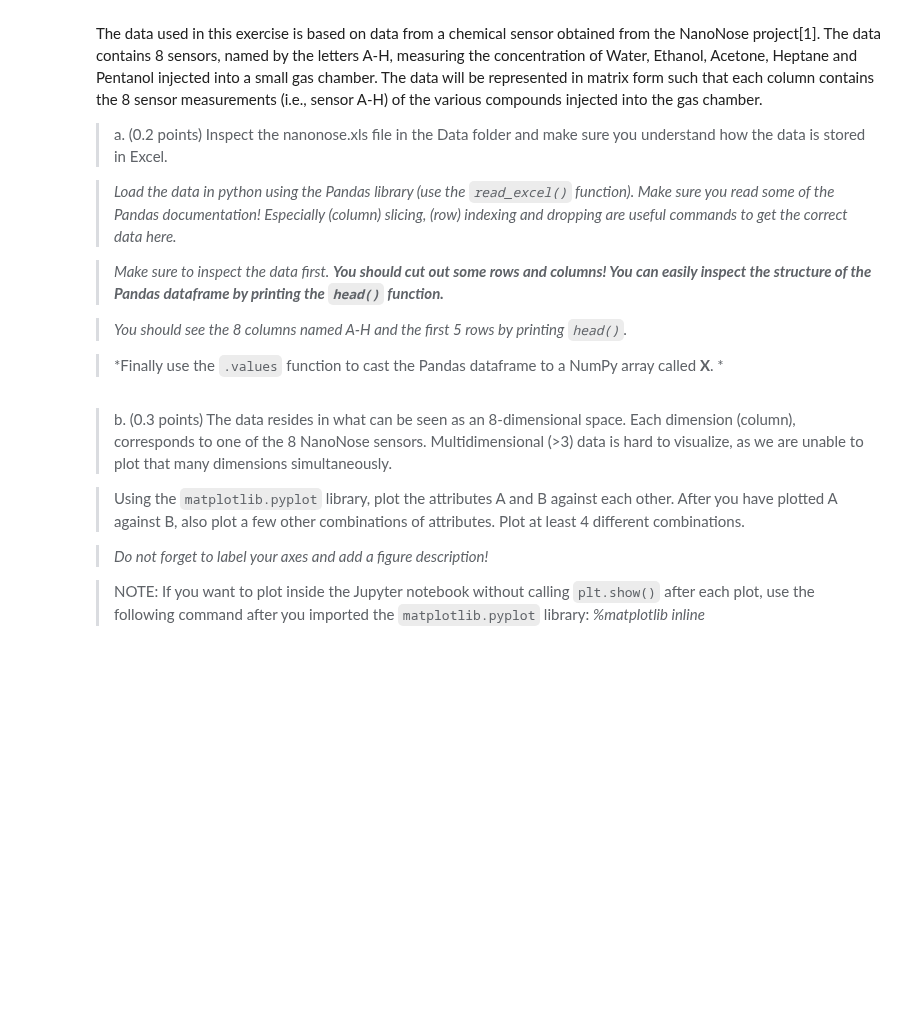
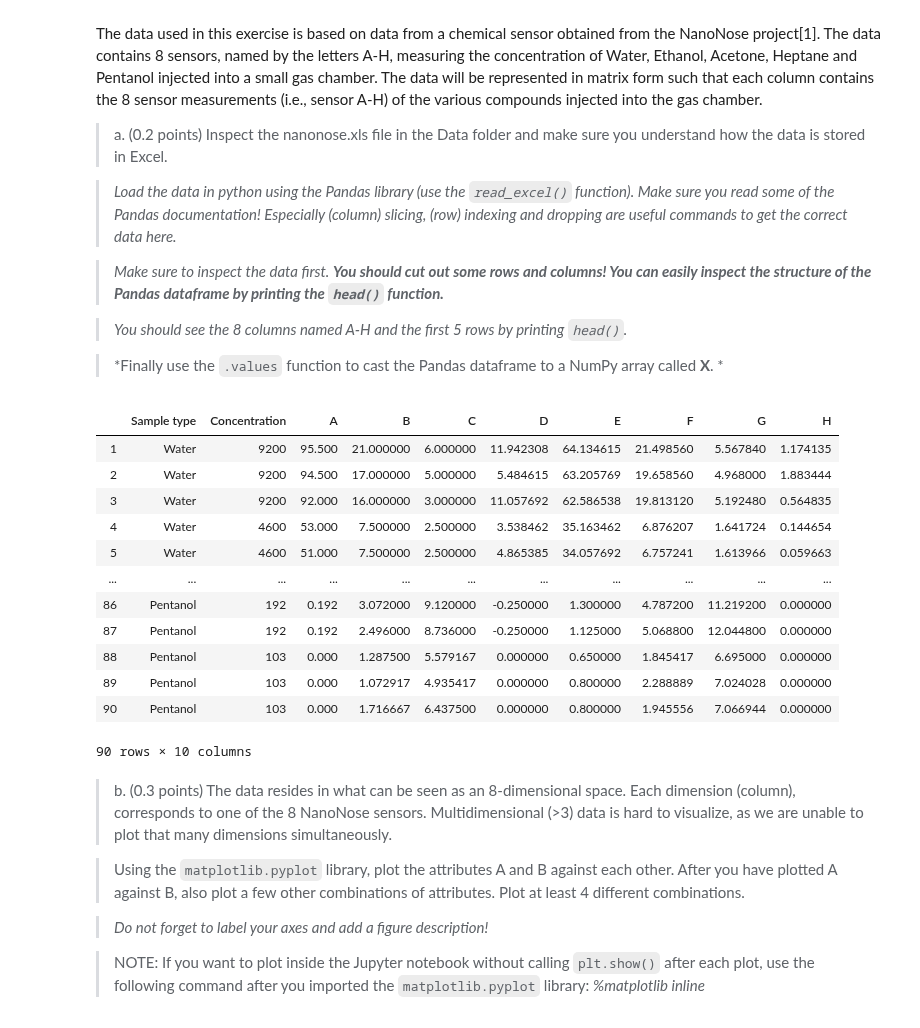
Before and after one commit to gabrielraya/Data-Mining, a Jupyter notebook: Assignment_1.ipynb, the cells around one changed output. Saved outputs shown, nothing was run; the diff lists cells and outputs as text; code cells hidden in the pictures; blank space fills up the shorter version.

Commit message:
assignment 1: pre-process dataframe

```diff
--- a/Assignment_1.ipynb
+++ b/Assignment_1.ipynb
@@ -369,3 +363,25 @@ import pandas as pd
+# %%
+import pandas as pd
+
+data = pd.read_excel('./Data/nanonose.xls')
+rename_dict = {data.columns[i]: data.loc[0][i] for i in [0, 1]}
+data.rename(columns=rename_dict, inplace=True)
+data = data.drop(0, axis=0).drop(data.columns[2], axis=1)
+data
+# %% [output]
+|  | Sample type | Concentration | A | B | C | D | E | F | G | H |
+| 1 | Water | 9200 | 95.500 | 21.000000 | 6.000000 | 11.942308 | 64.134615 | 21.498560 | 5.567840 | 1.174135 |
+| 2 | Water | 9200 | 94.500 | 17.000000 | 5.000000 | 5.484615 | 63.205769 | 19.658560 | 4.968000 | 1.883444 |
+| 3 | Water | 9200 | 92.000 | 16.000000 | 3.000000 | 11.057692 | 62.586538 | 19.813120 | 5.192480 | 0.564835 |
+| 4 | Water | 4600 | 53.000 | 7.500000 | 2.500000 | 3.538462 | 35.163462 | 6.876207 | 1.641724 | 0.144654 |
+| 5 | Water | 4600 | 51.000 | 7.500000 | 2.500000 | 4.865385 | 34.057692 | 6.757241 | 1.613966 | 0.059663 |
+| ... | ... | ... | ... | ... | ... | ... | ... | ... | ... | ... |
+| 86 | Pentanol | 192 | 0.192 | 3.072000 | 9.120000 | -0.250000 | 1.300000 | 4.787200 | 11.219200 | 0.000000 |
+| 87 | Pentanol | 192 | 0.192 | 2.496000 | 8.736000 | -0.250000 | 1.125000 | 5.068800 | 12.044800 | 0.000000 |
+| 88 | Pentanol | 103 | 0.000 | 1.287500 | 5.579167 | 0.000000 | 0.650000 | 1.845417 | 6.695000 | 0.000000 |
+| 89 | Pentanol | 103 | 0.000 | 1.072917 | 4.935417 | 0.000000 | 0.800000 | 2.288889 | 7.024028 | 0.000000 |
+| 90 | Pentanol | 103 | 0.000 | 1.716667 | 6.437500 | 0.000000 | 0.800000 | 1.945556 | 7.066944 | 0.000000 |
+90 rows × 10 columns
 # %% [markdown]
 > b. (0.3 points) The data resides in what can be seen as an 8-dimensional space. Each dimension (column), corresponds to one of the 8 NanoNose sensors. Multidimensional (>3) data is hard to visualize, as we are unable to plot that many dimensions simultaneously.
 
```
Also changed, not shown: parts of 1 cell of this notebook.
